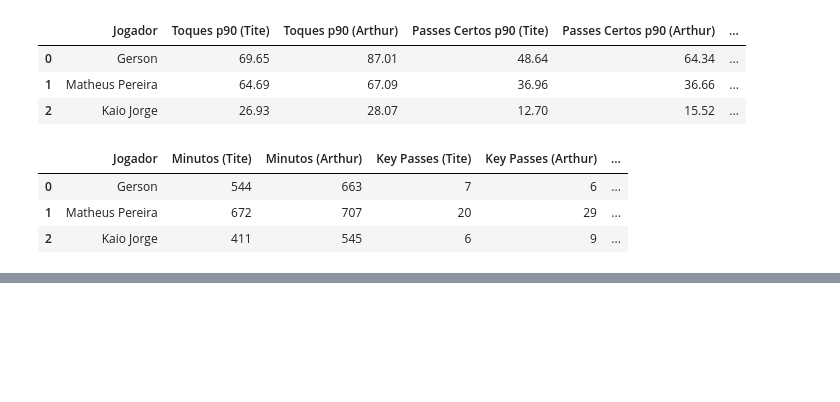
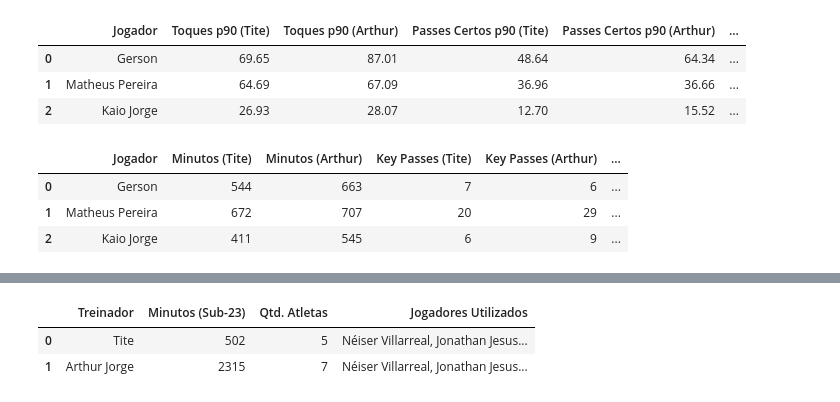
Before and after one commit to Filpeee/Analise_Cruzeiro, a Jupyter notebook: analise_cruzeiro.ipynb, the cells around one changed output, grey strips where cells are left out. Saved outputs shown, nothing was run; the diff lists cells and outputs as text; code cells hidden in the pictures; blank space fills up the shorter version.

Commit message:
Adicina mais analises(xG, xA, base)

```diff
--- a/analise_cruzeiro.ipynb
+++ b/analise_cruzeiro.ipynb
@@ -290,0 +340,70 @@ display(df_absolutos)
+# %%
+import pandas as pd
+import json
+import os
+from datetime import datetime
+
+def analisar_uso_base(pasta, sigla, data_referencia):
+    minutos_base = 0
+    jogadores_base_utilizados = set()
+
+    # Travando o ID absoluto do Cruzeiro no Sofascore
+    cruzeiro_id = 1954
+
+    for i in range(1, 9):
+        caminho = os.path.join(pasta, f"jogo{i}_{sigla}_lineups.json")
+        if os.path.exists(caminho):
+            with open(caminho, 'r', encoding='utf-8') as f:
+                dados = json.load(f)
+
+                # Junta todos os jogadores da partida listados no arquivo
+                jogadores = dados.get('home', {}).get('players', []) + dados.get('away', {}).get('players', [])
+
+                # Filtra de forma absoluta apenas os jogadores do Cruzeiro
+                for j in jogadores:
+                    if j.get('teamId') == cruzeiro_id:
+                        minutos = j.get('statistics', {}).get('minutesPlayed', 0)
+
+                        if minutos > 0:
+                            nascimento_timestamp = j['player'].get('dateOfBirthTimestamp')
+
+                            if nascimento_timestamp:
+                                data_nascimento = datetime.fromtimestamp(nascimento_timestamp)
+                                idade = (data_referencia - data_nascimento).days / 365.25
+
+                                # Filtrando jogadores Sub-23
+                                if idade <= 23:
+                                    nome = j['player']['name']
+                                    minutos_base += minutos
+                                    jogadores_base_utilizados.add(nome)
+
+    return minutos_base, list(jogadores_base_utilizados)
+
+# Data atual fixada para o cálculo da idade (Agosto/2026)
+data_atual = datetime(2026, 8, 21)
+
+minutos_base_tite, nomes_tite = analisar_uso_base('dados_tite', 'tt', data_atual)
+minutos_base_arthur, nomes_arthur = analisar_uso_base('dados_arthur', 'aj', data_atual)
+
+# Estruturando a tabela comparativa
+resultados_base = [
+    {
+        'Treinador': 'Tite',
+        'Minutos (Sub-23)': minutos_base_tite,
+        'Qtd. Atletas': len(nomes_tite),
+        'Jogadores Utilizados': ", ".join(nomes_tite)
+    },
+    {
+        'Treinador': 'Arthur Jorge',
+        'Minutos (Sub-23)': minutos_base_arthur,
+        'Qtd. Atletas': len(nomes_arthur),
+        'Jogadores Utilizados': ", ".join(nomes_arthur)
+    }
+]
+
+df_base = pd.DataFrame(resultados_base)
+display(df_base)
+# %% [output]
+|  | Treinador | Minutos (Sub-23) | Qtd. Atletas | Jogadores Utilizados |
+| 0 | Tite | 502 | 5 | Néiser Villarreal, Jonathan Jesus... |
+| 1 | Arthur Jorge | 2315 | 7 | Néiser Villarreal, Jonathan Jesus... |
```
Also changed, not shown: parts of 2 cells of this notebook.
